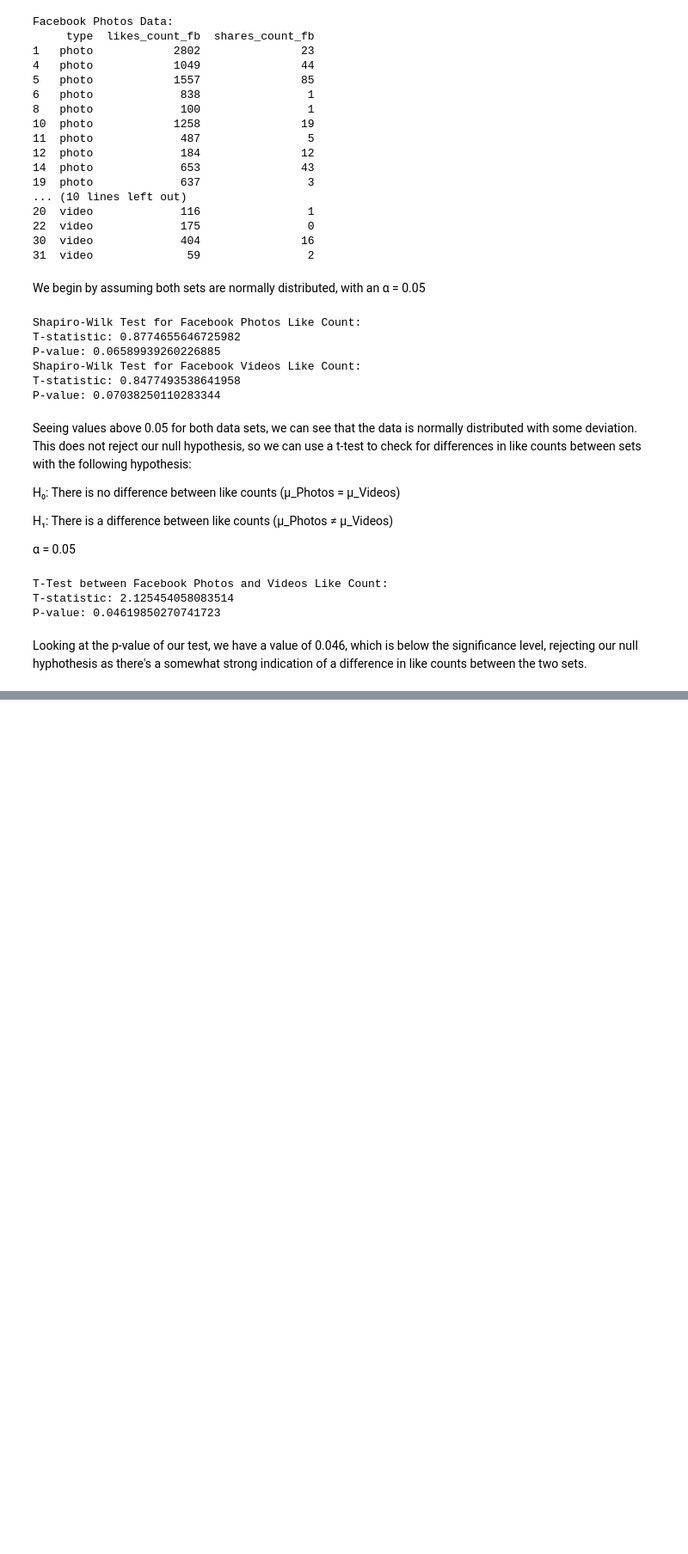
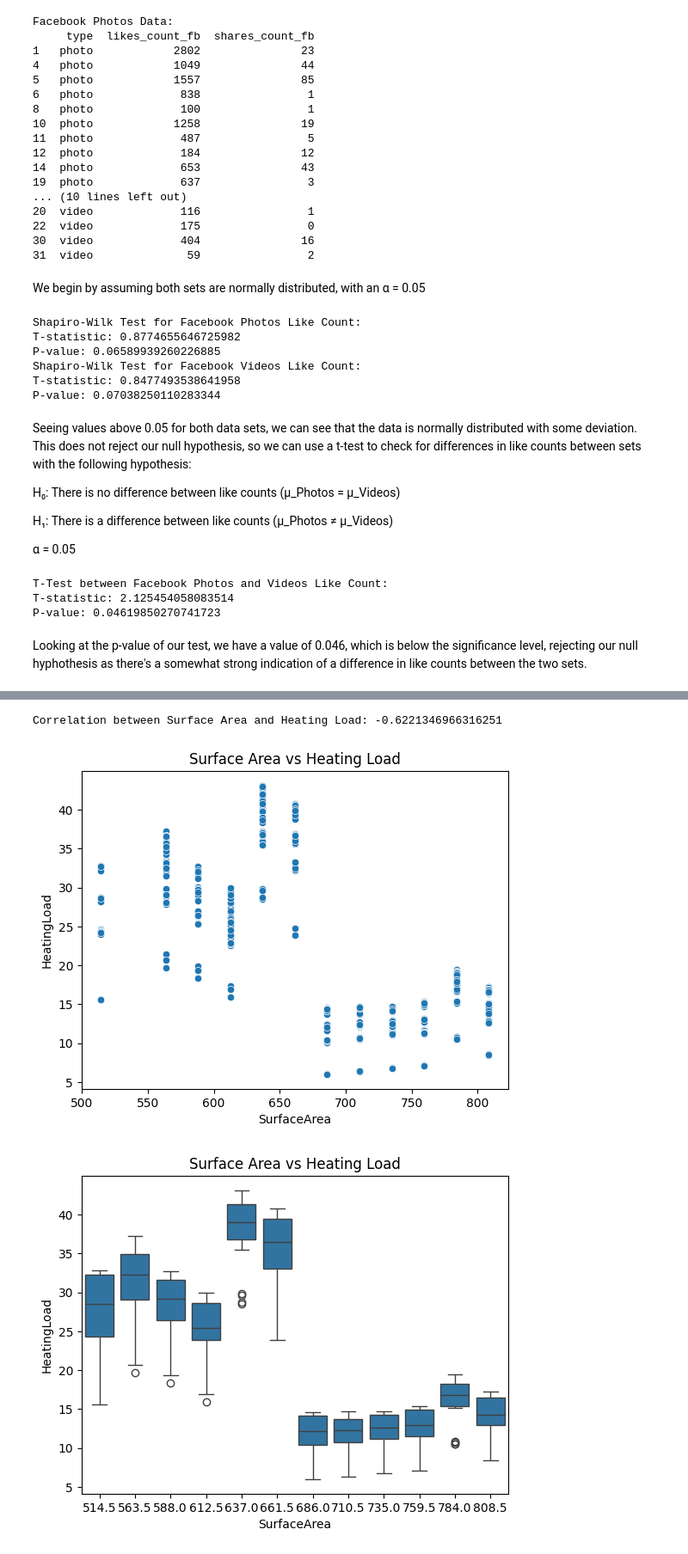
Before and after one commit to X1las/DaT, a Jupyter notebook: exercises.ipynb, the cells around one changed output, grey strips where cells are left out. Shown at 86% size. Saved outputs shown, nothing was run; the diff lists cells and outputs as text; code cells hidden in the pictures; blank space fills up the shorter version.

```diff
--- a/exercises.ipynb
+++ b/exercises.ipynb
@@ -534,0 +558,3 @@ Looking at the p-value of our test, we have a value of 0.046, which is below the
+# %%
+data = pd.read_csv("Data/EnergyEfficiency.csv")
+data.head()
@@ -534,0 +568,19 @@ Looking at the p-value of our test, we have a value of 0.046, which is below the
+# %%
+SurfaceArea = data["SurfaceArea"]
+
+HeatingLoad = data["HeatingLoad"]
+
+correlation = SurfaceArea.corr(HeatingLoad, method='spearman')
+print("Correlation between Surface Area and Heating Load:", correlation)
+
+sns.scatterplot(x="SurfaceArea", y="HeatingLoad", data=data)
+plt.title("Surface Area vs Heating Load")
+plt.show()
+
+sns.boxplot(x="SurfaceArea", y="HeatingLoad", data=data)
+plt.title("Surface Area vs Heating Load")
+plt.show()
+# %% [output]
+Correlation between Surface Area and Heating Load: -0.6221346966316251
+[figure, added]
+[figure, added]
```
Also changed, not shown: parts of 29 cells of this notebook, 6 other files.
